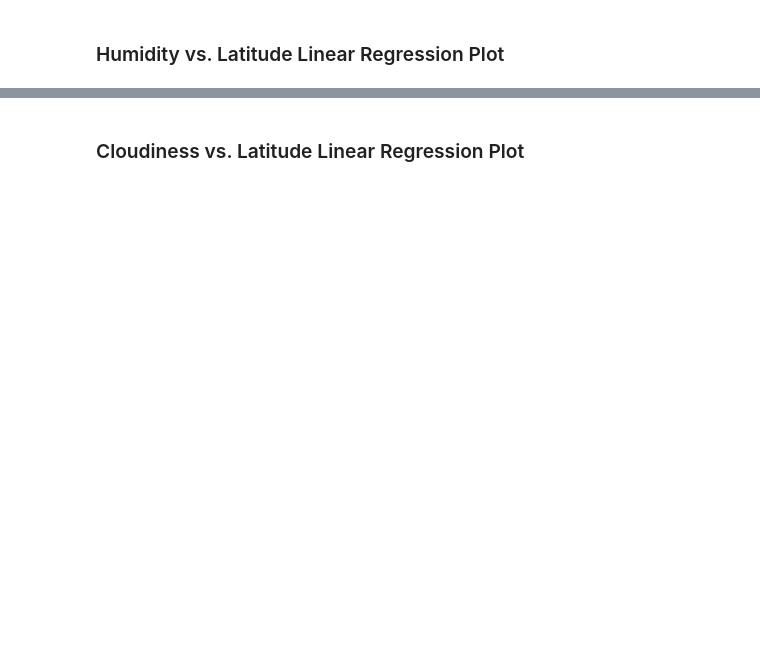
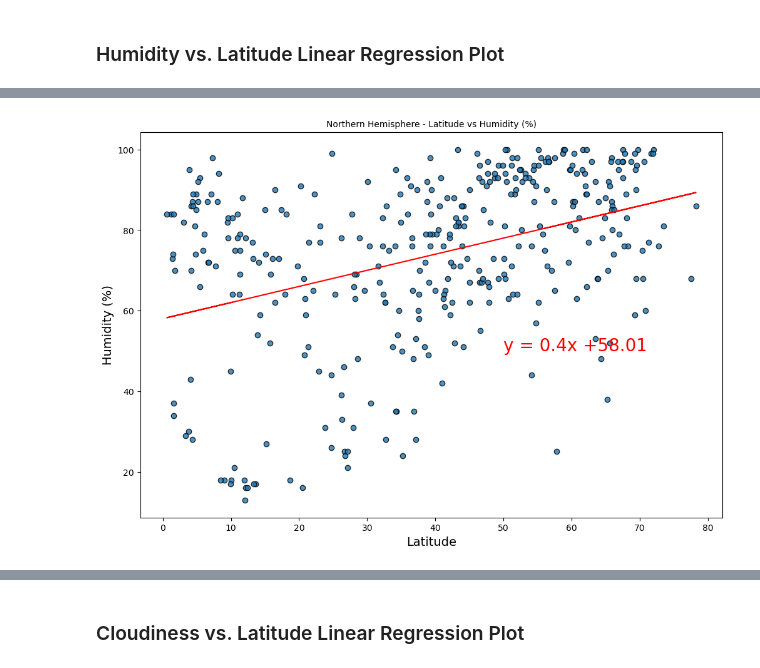
Before and after one commit to sonila15/python-api-challenge, a Jupyter notebook: WeatherPy/WeatherPy.ipynb, the cells around one changed output, grey strips where cells are left out. Cells and saved outputs as stored; diff of their text form; code cells hidden in the pictures; blank space fills up the shorter version.

```diff
--- a/WeatherPy/WeatherPy.ipynb
+++ b/WeatherPy/WeatherPy.ipynb
@@ -350,0 +371,9 @@ southern_hemi_df.head()
+# %%
+# Northern Hemisphere
+x_values = northern_hemi_df['Lat']
+y_values = northern_hemi_df['Humidity']
+plot_linear_regression(x_values, y_values, "Latitude", "Humidity (%)", "Northern",(50,50))
+plt.savefig("./output_data/northern_hem_linear_lat_vs_humidity.png", bbox_inches="tight")
+plt.show()
+# %% [output]
+[figure, added]
```
Also changed, not shown: parts of 34 cells of this notebook, 14 other files.
